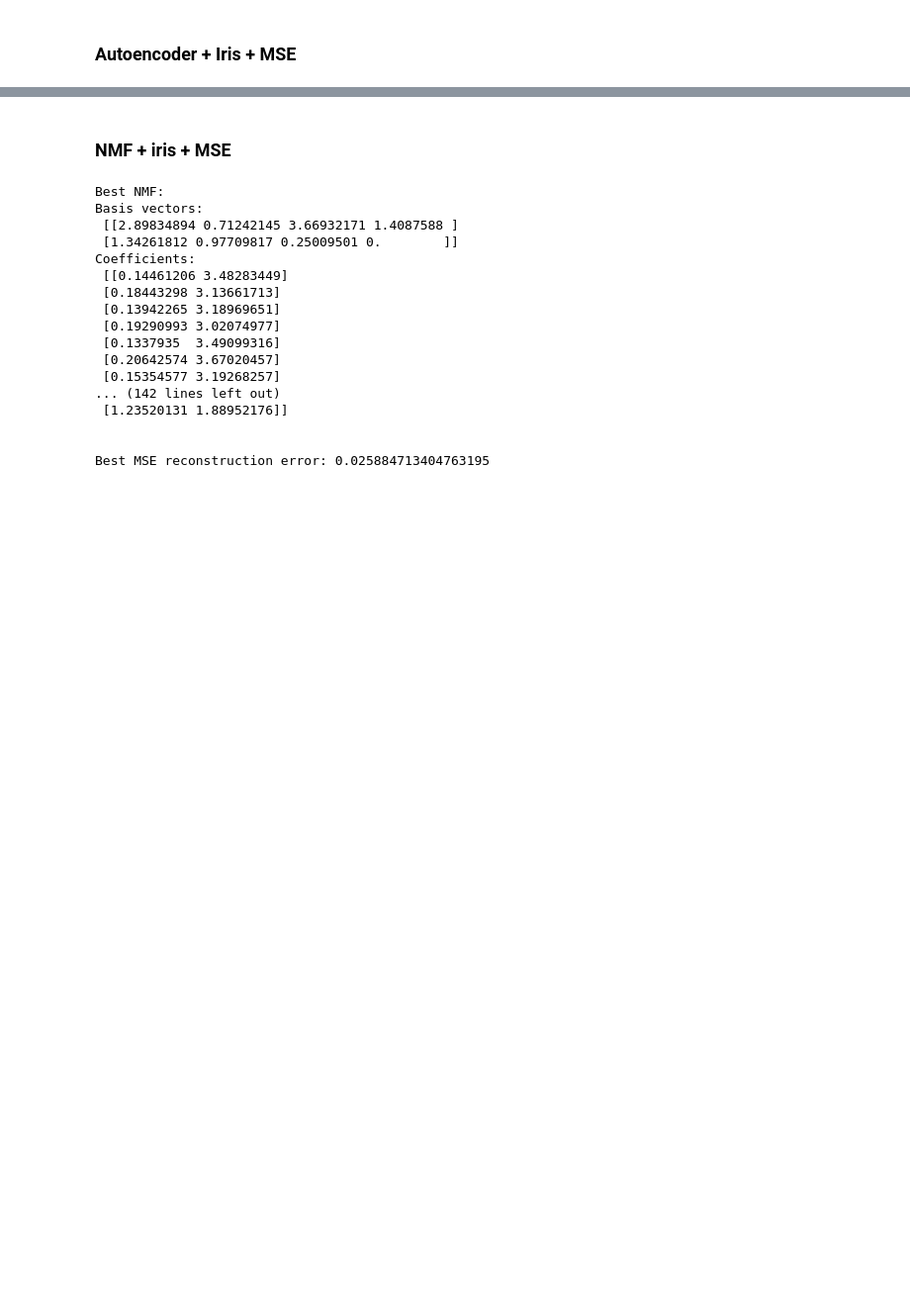
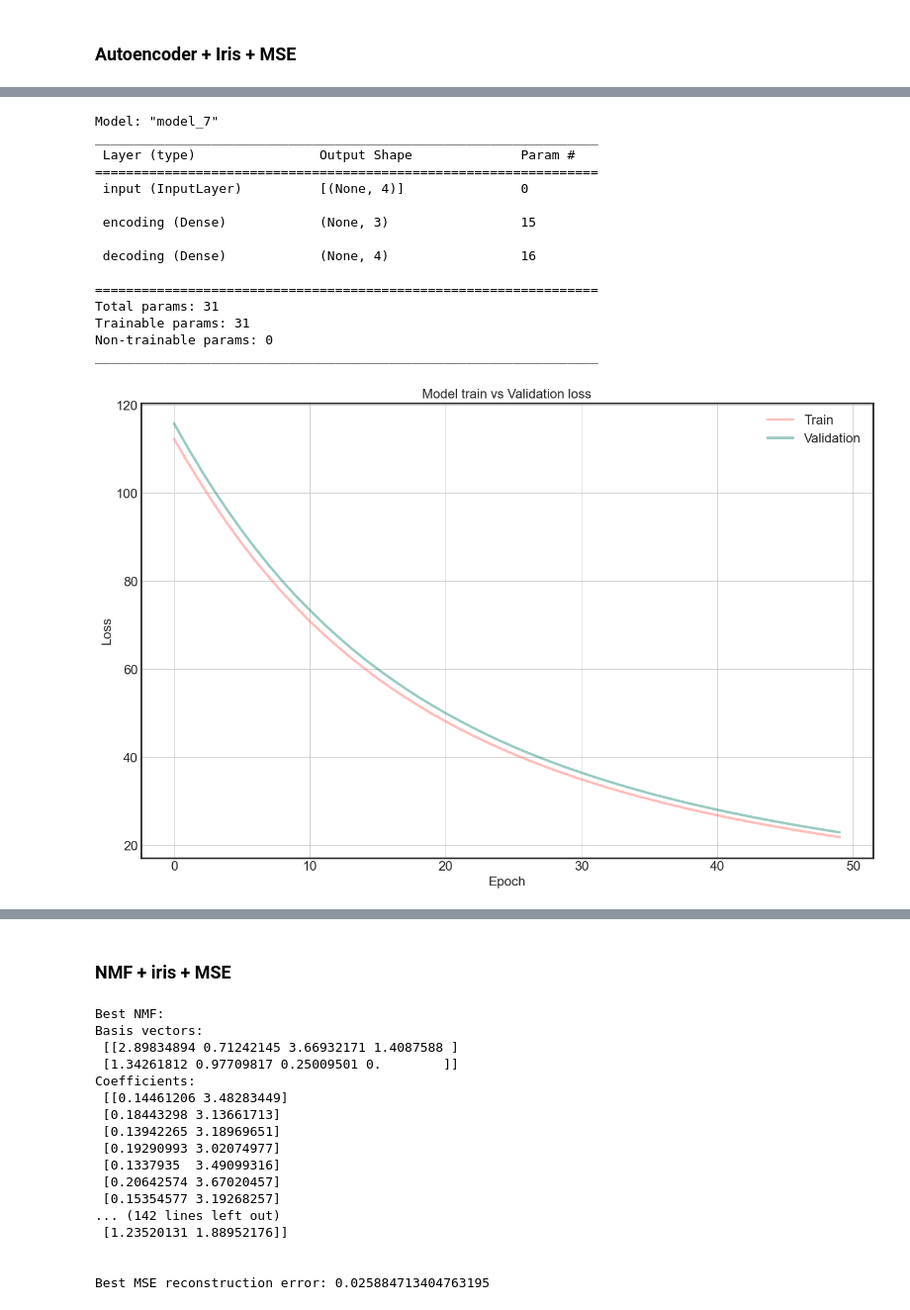
Before and after one commit to abf149/180651final, a Jupyter notebook: unified_comparison_notebook.ipynb, the cells around one changed output, grey strips where cells are left out. Shown at 99% size. Drawn from its saved outputs; the diff is of its cells as text; code cells hidden in the pictures; blank space fills up the shorter version.

```diff
--- a/unified_comparison_notebook.ipynb
+++ b/unified_comparison_notebook.ipynb
@@ -146,0 +177,19 @@ MSE= 0.03923253838137101
+# %%
+autoencoder_err_train, autoencoder_err_test = autoencoder_exp(X_train, X_test, 3)
+# %% [output]
+Model: "model_7"
+_________________________________________________________________
+ Layer (type)                Output Shape              Param #
+=================================================================
+ input (InputLayer)          [(None, 4)]               0
+
+ encoding (Dense)            (None, 3)                 15
+
+ decoding (Dense)            (None, 4)                 16
+
+=================================================================
+Total params: 31
+Trainable params: 31
+Non-trainable params: 0
+_________________________________________________________________
+[figure, added]
```
Also changed, not shown: parts of 7 cells of this notebook.
